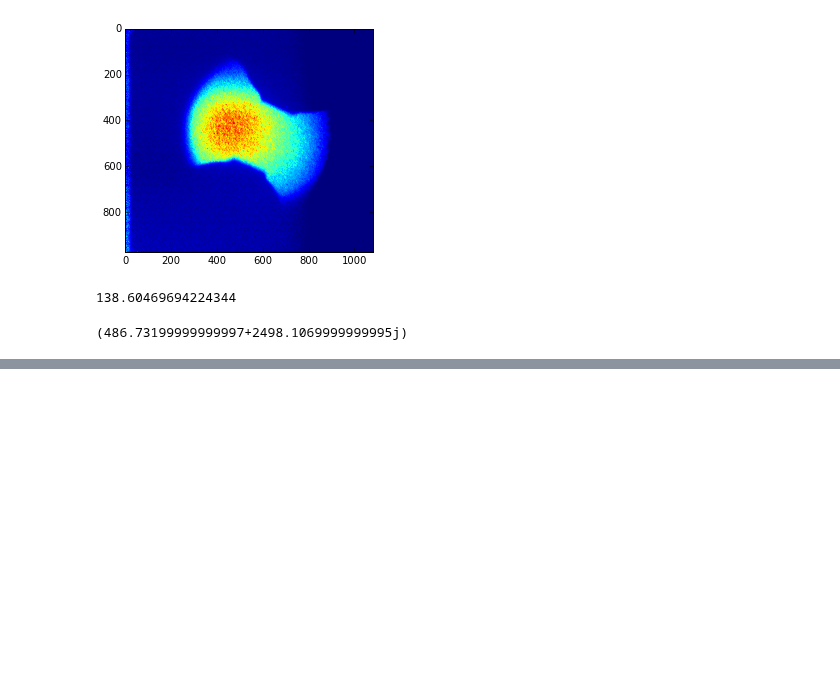
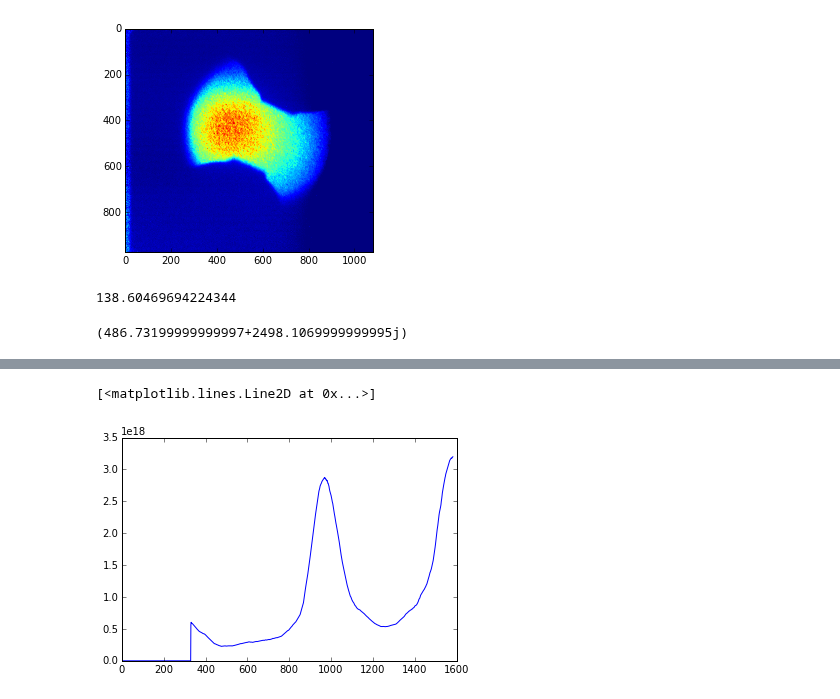
Before and after one commit to jdhare/magpie-analysis, a Jupyter notebook: Untitled1.ipynb, the cells around one changed output, grey strips where cells are left out. Saved outputs shown, nothing was run; the diff lists cells and outputs as text; code cells hidden in the pictures; blank space fills up the shorter version.

```diff
--- a/Untitled1.ipynb
+++ b/Untitled1.ipynb
@@ -107,0 +128,10 @@ C.point(1.0)
+# %%
+s1006_15_532=NeLMap('s1006_15 532nm neL.txt', scale=173, multiply_by=1/1.6)
+s1006_15_532.set_origin(origin=(1760,2328))
+# %%
+s=s1006_15_532
+# %%
+plt.plot(profile_line(s.neL, (500,500),(1000,2000),linewidth=1))
+# %% [output]
+[<matplotlib.lines.Line2D at 0x...>]
+[figure, added]
```
Also changed, not shown: parts of 5 cells of this notebook, 2 other files.
